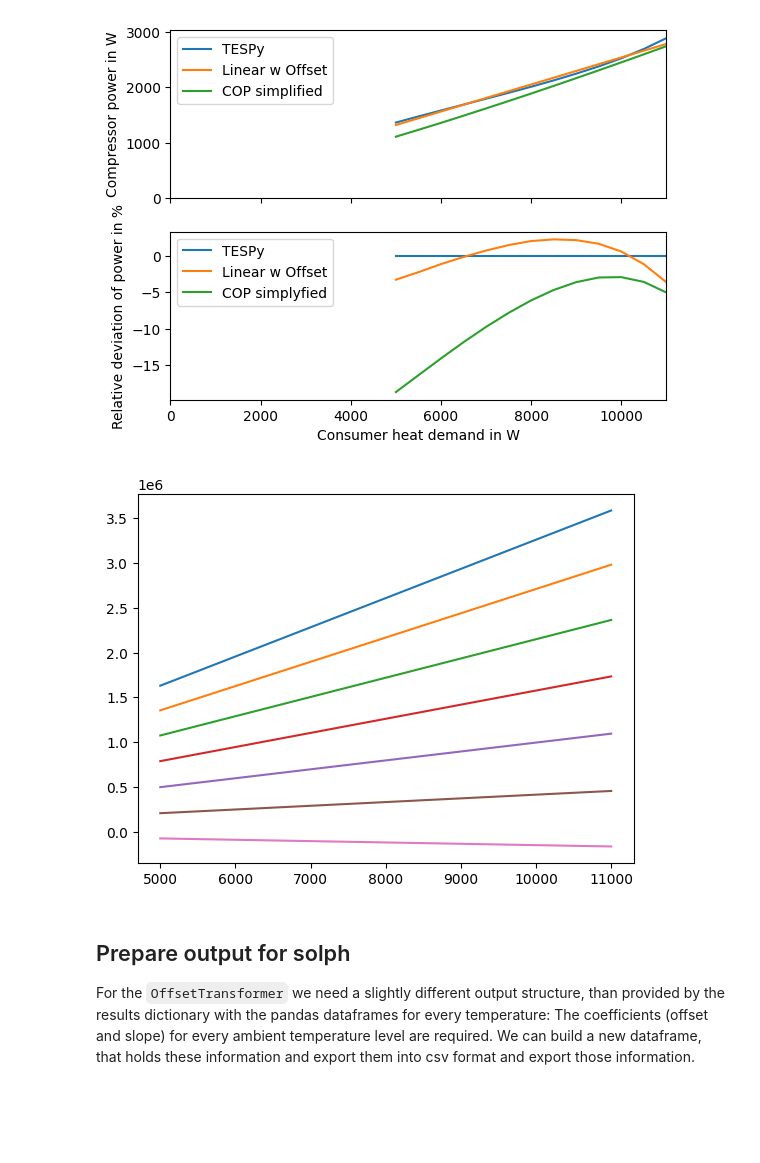
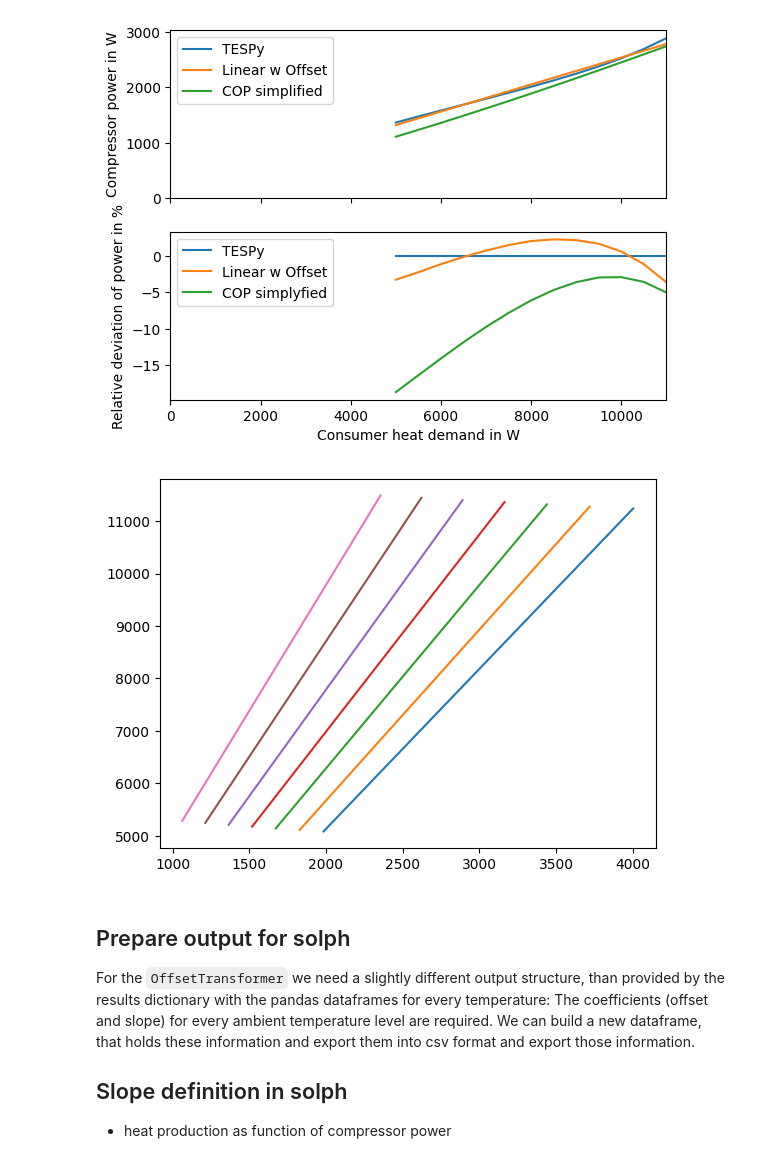
Before and after one commit to oemof/heat-pump-tutorial, a Jupyter notebook: workshop/complex-model/tespy-partload-performance.ipynb, the cells around one changed output. Drawn from its saved outputs; the diff is of its cells as text; code cells hidden in the pictures; blank space fills up the shorter version.

Commit message:
Add some notes and new figures

```diff
--- a/workshop/complex-model/tespy-partload-performance.ipynb
+++ b/workshop/complex-model/tespy-partload-performance.ipynb
@@ -374,16 +364,21 @@ _ = ax[1].set_xlabel("Consumer heat demand in W")
 # %%
 for temp in temperature_range:
 
     x = -results[temp].index.values.astype(float)
     y = results[temp]["compressor-power"].values.astype(float)
-    slope, offset = least_squares(x, y)
-    plt.plot(x, slope * x + offset)
+    slope, offset = least_squares(y, x)
+    plt.plot(y, slope * y + offset)
 # %% [output]
-[figure, old version]
+[figure, new version]
 # %% [markdown]
 ## Prepare output for solph
 
 For the `OffsetTransformer` we need a slightly different output structure, than provided by the results dictionary with the pandas dataframes for every temperature: The coefficients (offset and slope) for every ambient temperature level are required. We can build a new dataframe, that holds these information and export them into csv format and export those information.
+
+
+## Slope definition in solph
+
+- heat production as function of compressor power
 # %%
 export_df = pd.DataFrame(index=temperature_range, columns=["slope", "offset"])
 
```
Also changed, not shown: parts of 8 cells of this notebook, 9 other files.
